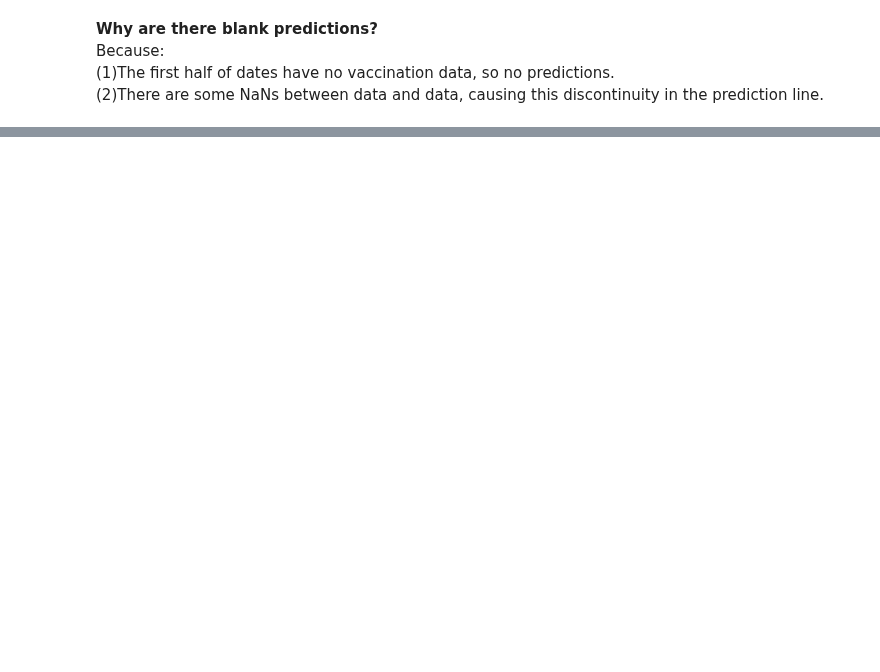
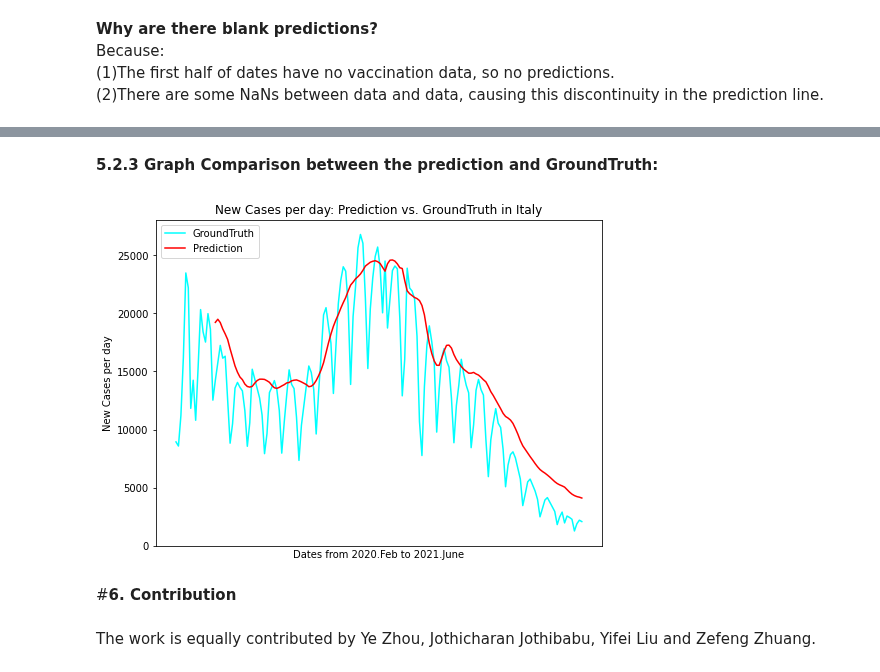
Before and after one commit to Codelerious/Covid19-Analytics, a Jupyter notebook: Covid_19Project.ipynb, the cells around one changed output, grey strips where cells are left out. Drawn from its saved outputs; the diff is of its cells as text; code cells hidden in the pictures; blank space fills up the shorter version.

```diff
--- a/Covid_19Project.ipynb
+++ b/Covid_19Project.ipynb
@@ -470,0 +526,18 @@ Because:<br/>
+# %% [markdown]
+**5.2.3 Graph Comparison between the prediction and GroundTruth:**<br/>
+# %%
+plt.figure(figsize=(8,6))
+plt.plot(df_ch['date'],df_ch['new_cases'],label="GroundTruth",color='cyan')
+plt.plot(df_ch['date'],df_ch['prediction'],label="Prediction",color='red')
+plt.legend(loc='upper left', frameon=True)
+plt.xlabel('Dates from 2020.Feb to 2021.June')
+plt.ylabel('New Cases per day')
+plt.title('New Cases per day: Prediction vs. GroundTruth in Italy')
+plt.xticks([])
+plt.show()
+# %% [output]
+[figure, added]
+# %% [markdown]
+#**6. Contribution**
+# %% [markdown]
+The work is equally contributed by Ye Zhou, Jothicharan Jothibabu, Yifei Liu and Zefeng Zhuang.
```
Also changed, not shown: parts of 26 cells of this notebook.
